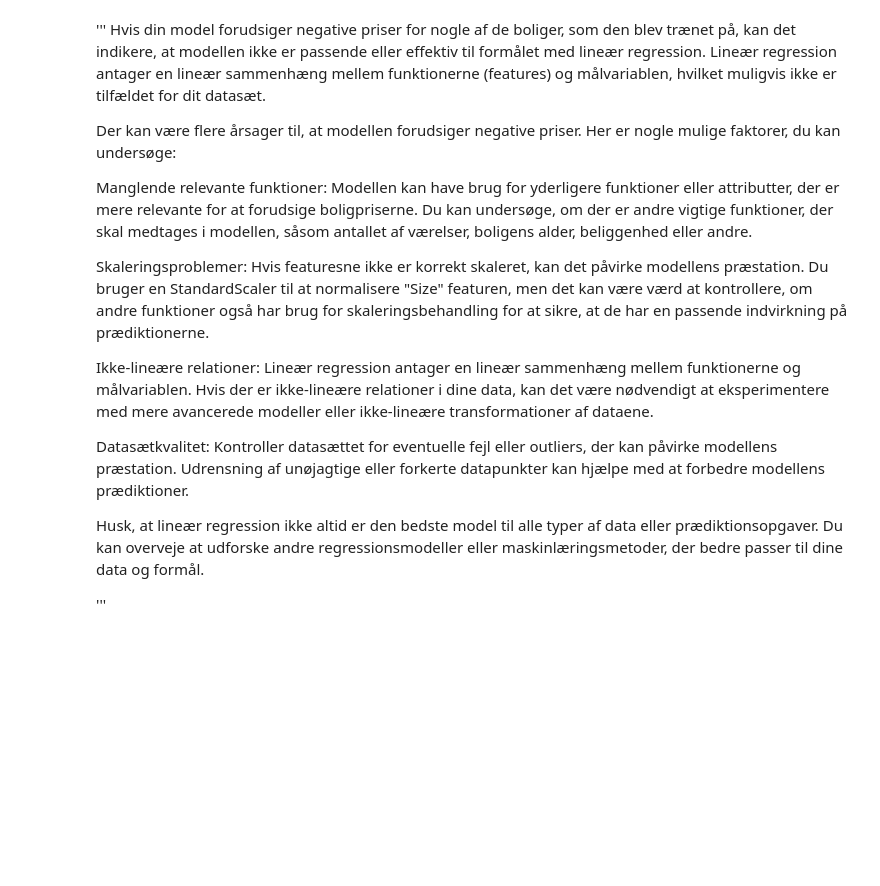
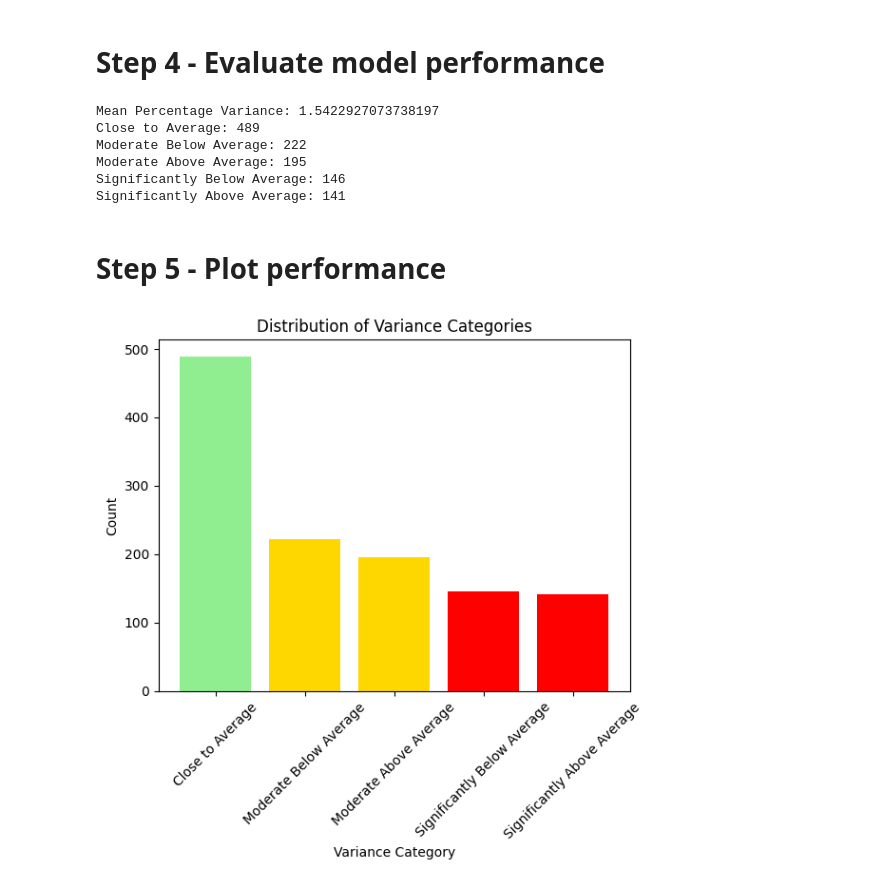
Before and after one commit to OwaisAD/PyHousr, a Jupyter notebook: linear_model_tester.ipynb, the cells around one changed output. Drawn from its saved outputs; the diff is of its cells as text; code cells hidden in the pictures; blank space fills up the shorter version.

```diff
--- a/linear_model_tester.ipynb
+++ b/linear_model_tester.ipynb
@@ -140,25 +154,53 @@ Mean Percentage Variance: 1.3167275132272718
-# %% [markdown]
-'''
-Hvis din model forudsiger negative priser for nogle af de boliger, som den blev trænet på,
-kan det indikere, at modellen ikke er passende eller effektiv til formålet med lineær regression.
-Lineær regression antager en lineær sammenhæng mellem funktionerne (features) og målvariablen,
-hvilket muligvis ikke er tilfældet for dit datasæt.
-
-Der kan være flere årsager til, at modellen forudsiger negative priser. Her er nogle mulige faktorer, du kan undersøge:
-
-Manglende relevante funktioner: Modellen kan have brug for yderligere funktioner eller attributter,
-der er mere relevante for at forudsige boligpriserne.
-Du kan undersøge, om der er andre vigtige funktioner, der skal medtages i modellen,
-såsom antallet af værelser, boligens alder, beliggenhed eller andre.
-
-Skaleringsproblemer: Hvis featuresne ikke er korrekt skaleret, kan det påvirke modellens præstation.
-Du bruger en StandardScaler til at normalisere "Size" featuren, men det kan være værd at kontrollere,
-om andre funktioner også har brug for skaleringsbehandling for at sikre, at de har en passende indvirkning på prædiktionerne.
-
-Ikke-lineære relationer: Lineær regression antager en lineær sammenhæng mellem funktionerne og målvariablen. Hvis der er ikke-lineære relationer i dine data, kan det være nødvendigt at eksperimentere med mere avancerede modeller eller ikke-lineære transformationer af dataene.
-
-Datasætkvalitet: Kontroller datasættet for eventuelle fejl eller outliers, der kan påvirke modellens præstation. Udrensning af unøjagtige eller forkerte datapunkter kan hjælpe med at forbedre modellens prædiktioner.
-
-Husk, at lineær regression ikke altid er den bedste model til alle typer af data eller prædiktionsopgaver. Du kan overveje at udforske andre regressionsmodeller eller maskinlæringsmetoder, der bedre passer til dine data og formål.
-
-'''
+# %% [markdown]
+# Step 4 - Evaluate model performance
+# %%
+import numpy as np
+
+# Calculate mean_variance_percent
+mean_variance_percent = df_results['Variance %'].mean()
+
+print(f"Mean Percentage Variance: {mean_variance_percent}")
+
+# Define the bin boundaries and labels
+bins = [-np.inf, -50, -20, 20, 50, np.inf]
+bin_labels = ['Significantly Below Average', 'Moderate Below Average', 'Close to Average', 'Moderate Above Average', 'Significantly Above Average']
+
+# Calculate the bin counts
+bin_counts = pd.cut(df_results['Variance %'], bins, labels=bin_labels).value_counts()
+
+# Apply the binning to the 'Variance %' column
+df_results['Variance Category'] = pd.cut(df_results['Variance %'], bins=bins, labels=bin_labels)
+
+# Print the bin counts
+for label, count in bin_counts.items():
+    print(f"{label}: {count}")
+# %% [output]
+Mean Percentage Variance: 1.5422927073738197
+Close to Average: 489
+Moderate Below Average: 222
+Moderate Above Average: 195
+Significantly Below Average: 146
+Significantly Above Average: 141
+# %% [markdown]
+# Step 5 - Plot performance
+# %%
+import matplotlib.pyplot as plt
+
+# Define colors for each category
+colors = ['lightgreen', 'gold', 'gold', 'red', 'red']
+
+# Plot the histogram with custom colors
+plt.bar(bin_counts.index, bin_counts.values, color=colors)
+
+# Set labels and title
+plt.xlabel('Variance Category')
+plt.ylabel('Count')
+plt.title('Distribution of Variance Categories')
+
+# Rotate x-axis tick labels
+plt.xticks(rotation=45)
+
+# Show the plot
+plt.show()
+# %% [output]
+[figure, added]
```
Also changed, not shown: parts of 6 cells of this notebook, 3 other files.
